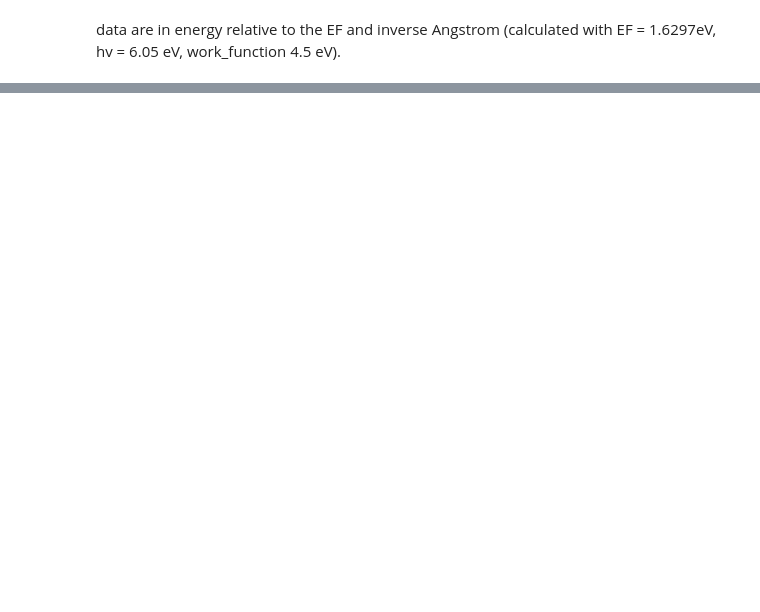
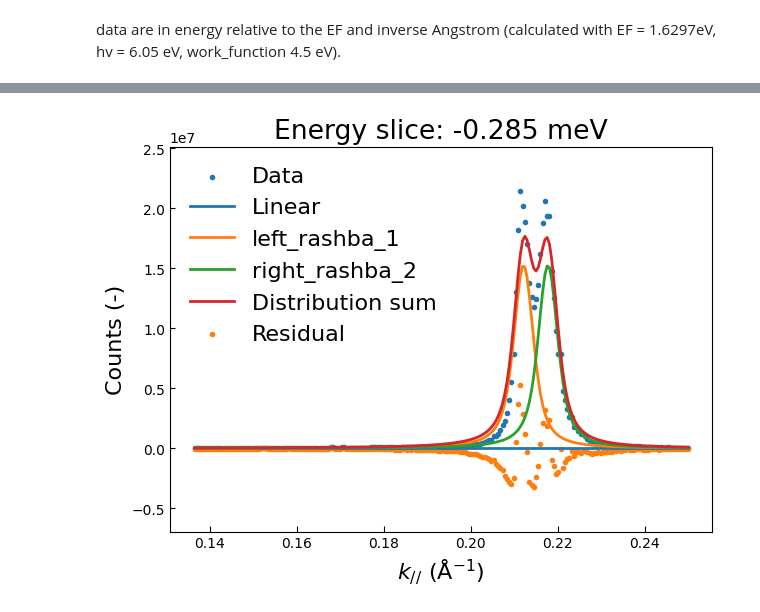
Before and after one commit to xARPES/xARPES, a Jupyter notebook: doc/notebooks/cu_111.ipynb, the cells around one changed output, grey strips where cells are left out. Saved outputs shown, nothing was run; the diff lists cells and outputs as text; code cells hidden in the pictures; blank space fills up the shorter version.

```diff
--- a/doc/notebooks/cu_111.ipynb
+++ b/doc/notebooks/cu_111.ipynb
@@ -47,0 +78,32 @@ fig = bmap.plot(abscissa='angle', ordinate='kinetic_energy', size_kwargs=dict(w=
+# %%
+%matplotlib inline
+
+k_0 = 0.0028
+peak = 0.215
+amplitude = 6e4
+broadening = 0.0008
+
+abscissa_min = 0.10
+abscissa_max = 0.25
+
+energy_range = [-0.06, 0.001]
+energy_value = 0.0
+
+guess_dists = xarpes.CreateDistributions([
+xarpes.Linear(offset=0, slope=0),
+xarpes.MomentumQuadratic(amplitude=5e4, peak=peak, broadening=broadening,
+                         center_wavevector=k_0*(-1),
+                      name='left_rashba', index='1'),
+xarpes.MomentumQuadratic(amplitude=5e4, peak=peak, broadening=broadening,
+                         center_wavevector= k_0,
+                      name='right_rashba', index='2'),
+])
+
+mdcs = xarpes.MDCs(*bmap.mdc_set(abscissa_min, abscissa_max,
+                                 energy_range=energy_range))
+
+fig = plt.figure(figsize=(7, 5)); ax = fig.gca()
+
+fig = mdcs.visualize_guess(distributions=guess_dists, energy_value=-0.000, ax=ax)
+# %% [output]
+[figure, added]
```
Also changed, not shown: parts of 8 cells of this notebook, 7 other files.
